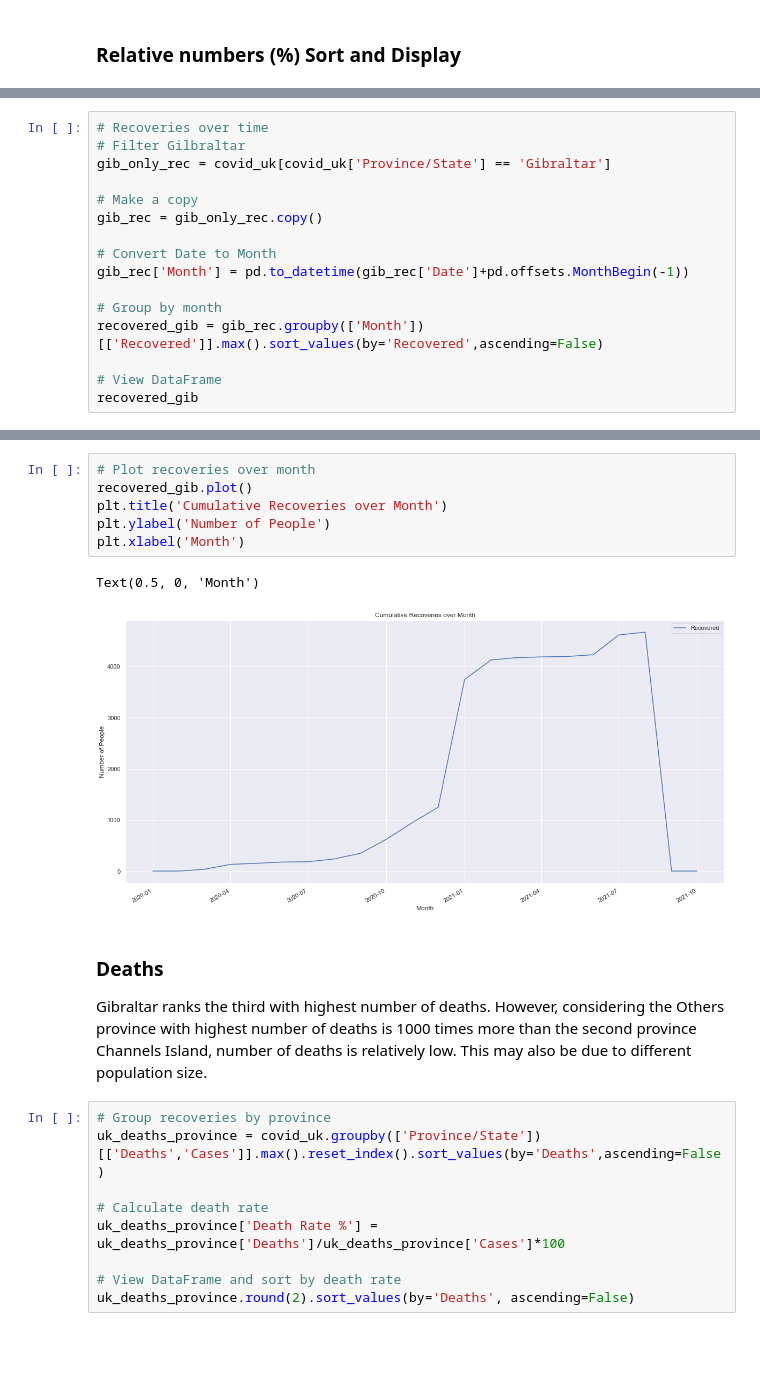
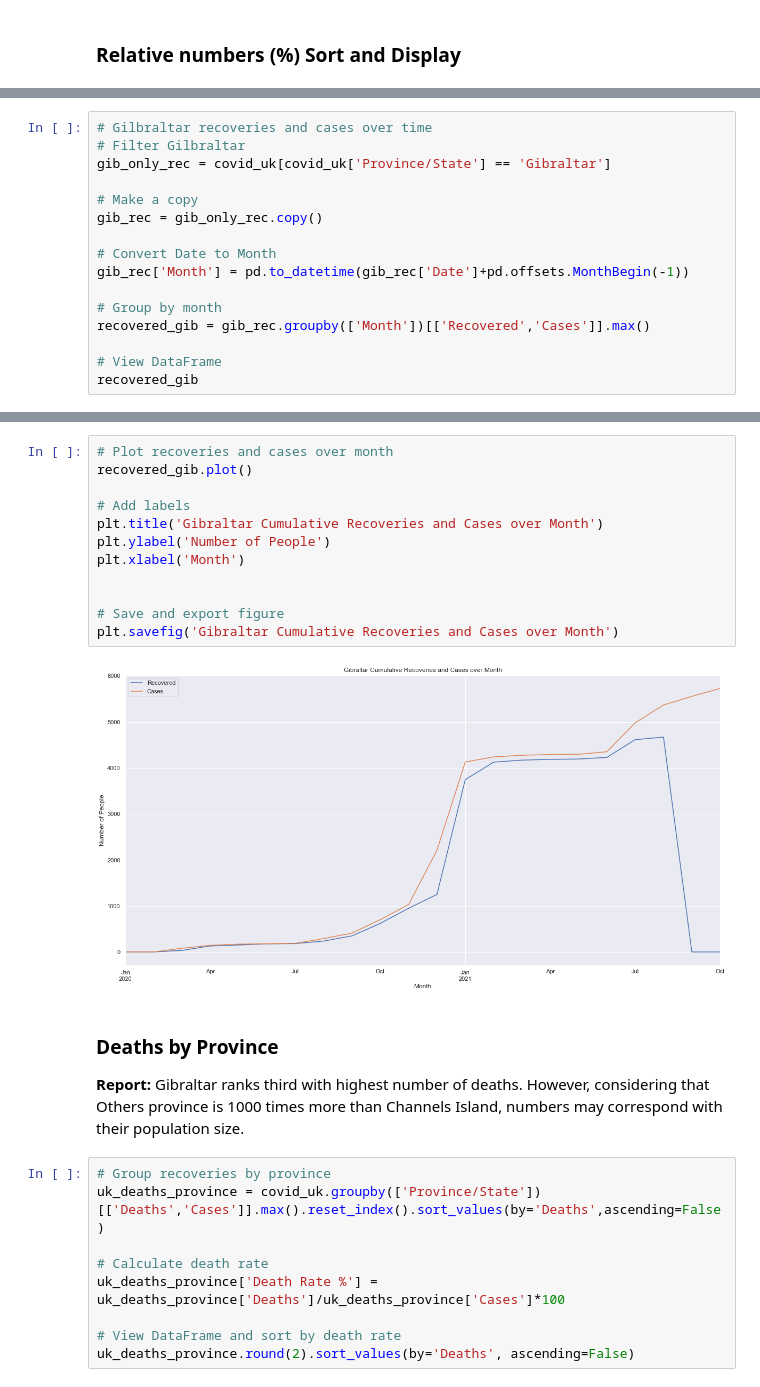
Before and after one commit to hazz292/LSE_A2_COVID_Analysis_Python, a Jupyter notebook: LSE_DA201_Assignment_Hazel_Chan.ipynb, the cells around one changed output, grey strips where cells are left out. Cells and saved outputs as stored; diff of their text form; blank space fills up the shorter version.

```diff
--- a/LSE_DA201_Assignment_Hazel_Chan.ipynb
+++ b/LSE_DA201_Assignment_Hazel_Chan.ipynb
@@ -1220,5 +1110,5 @@ When plotted over each month, there is a significant increase in recoveries in J
 # %%
-# Recoveries over time
+# Gilbraltar recoveries and cases over time
 # Filter Gilbraltar
 gib_only_rec = covid_uk[covid_uk['Province/State'] == 'Gibraltar']
 
@@ -1229,7 +1119,7 @@ gib_rec = gib_only_rec.copy()
 gib_rec['Month'] = pd.to_datetime(gib_rec['Date']+pd.offsets.MonthBegin(-1))
 
 # Group by month
-recovered_gib = gib_rec.groupby(['Month'])[['Recovered']].max().sort_values(by='Recovered',ascending=False)
+recovered_gib = gib_rec.groupby(['Month'])[['Recovered','Cases']].max()
 
 # View DataFrame
 recovered_gib
@@ -1255,16 +1145,21 @@ recovered_gib
 # %%
-# Plot recoveries over month
+# Plot recoveries and cases over month
 recovered_gib.plot()
-plt.title('Cumulative Recoveries over Month')
+
+# Add labels
+plt.title('Gibraltar Cumulative Recoveries and Cases over Month')
 plt.ylabel('Number of People')
 plt.xlabel('Month')
+
+
+# Save and export figure
+plt.savefig('Gibraltar Cumulative Recoveries and Cases over Month')
 # %% [output]
-Text(0.5, 0, 'Month')
-[figure, old version]
+[figure, new version]
 # %% [markdown]
-### Deaths
+### Deaths by Province
 
-Gibraltar ranks the third with highest number of deaths. However, considering the Others province with highest number of deaths is 1000 times more than the second province Channels Island, number of deaths is relatively low. This may also be due to different population size.
+**Report:** Gibraltar ranks third with highest number of deaths. However, considering that Others province is 1000 times more than Channels Island, numbers may correspond with their population size.
 # %%
 # Group recoveries by province
 uk_deaths_province = covid_uk.groupby(['Province/State'])[['Deaths','Cases']].max().reset_index().sort_values(by='Deaths',ascending=False)
```
Also changed, not shown: parts of 70 cells of this notebook.
